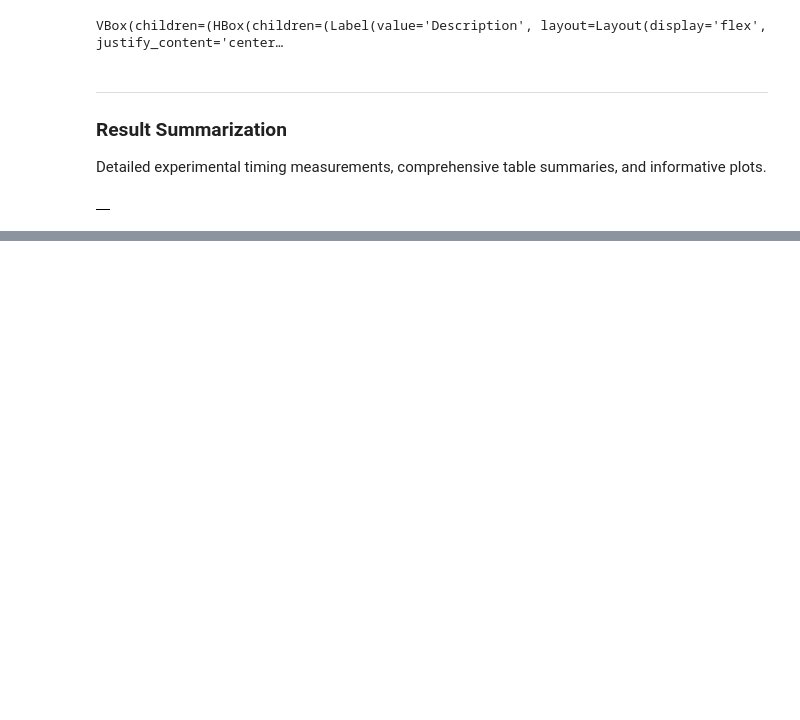
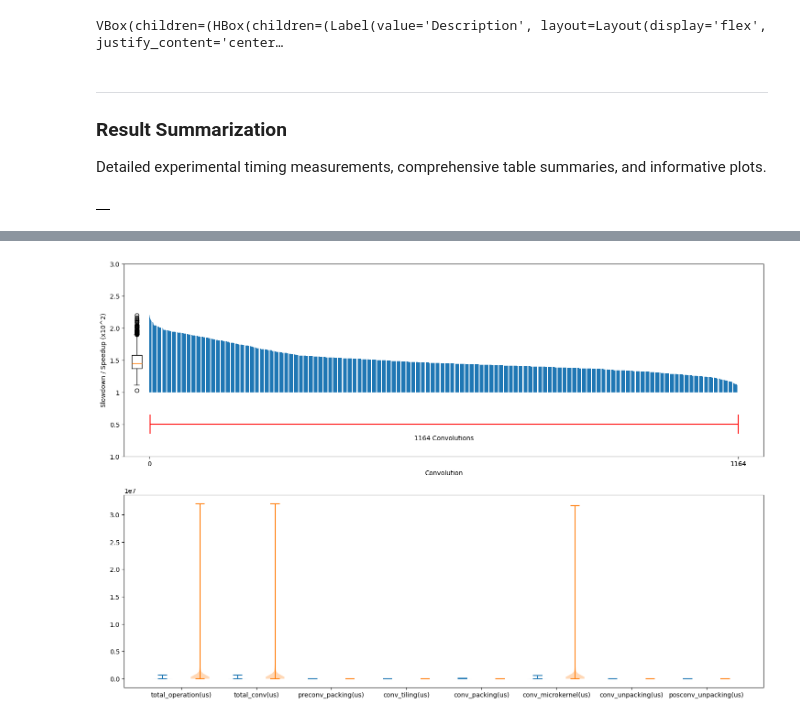
Before and after one commit to LucasFernando-aes/ConvBench, a Jupyter notebook: ConvBench.ipynb, the cells around one changed output, grey strips where cells are left out. Cells and saved outputs as stored; diff of their text form; code cells hidden in the pictures; blank space fills up the shorter version.

Commit message:
conv cpp template & speedup plot update

```diff
--- a/ConvBench.ipynb
+++ b/ConvBench.ipynb
@@ -595,15 +597,15 @@ pd.set_option('display.max_rows', None)
 pd.set_option('display.max_columns', None)
 
 tdf = pd.DataFrame()
-if   (proced.value == "Direct Convolution" and os.path.isfile("timing_direct.csv")):
-    direct = pd.read_csv("timing_direct.csv", header=0, index_col=False)
+if   (proced.value == "Direct Convolution" and os.path.isfile("tmp/timing_direct.csv")):
+    direct = pd.read_csv("tmp/timing_direct.csv", header=0, index_col=False)
     tdf = direct
-elif (proced.value == "Baseline Convolution" and os.path.isfile("timing_baseline.csv")):
-    baseline = pd.read_csv("timing_baseline.csv", header=0, index_col=False)
+elif (proced.value == "Baseline Convolution" and os.path.isfile("tmp/timing_baseline.csv")):
+    baseline = pd.read_csv("tmp/timing_baseline.csv", header=0, index_col=False)
     tdf = baseline
-elif (proced.value == "Speedup Assessment" and os.path.isfile("timing_direct.csv") and os.path.isfile("timing_baseline.csv")):
-    direct = pd.read_csv("timing_direct.csv", header=0, index_col=False)
-    baseline = pd.read_csv("timing_baseline.csv", header=0, index_col=False)
+elif (proced.value == "Speedup Assessment" and os.path.isfile("tmp/timing_direct.csv") and os.path.isfile("tmp/timing_baseline.csv")):
+    direct = pd.read_csv("tmp/timing_direct.csv", header=0, index_col=False)
+    baseline = pd.read_csv("tmp/timing_baseline.csv", header=0, index_col=False)
 else:
     warnings.warn('"Correctness" Assessment procediment do not return any timing assessment.')
 
@@ -641,0 +615,64 @@ else:
+# %%
+if (proced.value == "Speedup Assessment") and (not direct.empty) and (not baseline.empty):
+    distribution = (baseline["total_operation(us)"]/direct["total_operation(us)"]).sort_values(ascending=False)
+    distribution = distribution - 1
+    num_points = distribution.shape[0]
+
+    inflection = num_points
+    for i in range(0, num_points-1):
+        if distribution.iloc[i] > 0 and distribution.iloc[i+1] < 0:
+            inflection = i + 0.5
+
+    pos = distribution.loc[lambda x: x >= 0].reset_index(drop=True)
+    neg = distribution.loc[lambda x: x < 0].reset_index(drop=True)
+
+    base = 0
+    if pos.max() > 3:
+        base = int(log10(pos.max()))
+        pos = pos / (10**base)
+
+    fig, (ax1, ax2) = plt.subplots(nrows=2, ncols=1)
+    fig.set_size_inches((18, 12))
+
+    ##barplot
+    ax1.bar(pos.index, pos)
+    ax1.bar(range(pos.shape[0], pos.shape[0] + neg.shape[0], 1), neg, color="r")
+
+    ax1.set_ylabel(f"Slowdown / Speedup (x10^{base})")
+    ax1.set_ylim((-1, 2.0))
+    ax1.set_yticks([-1.0, -0.5, 0, 0.5, 1.0, 1.5, 2.0], [1.0, 0.5, 1, 1.5, 2.0, 2.5, 3.0])
+
+    ##pos boxplot
+    ax1.boxplot([pos, neg], positions=[-25, num_points+25], widths=20)
+
+    ax1.set_xlabel("Convolution")
+    ax1.set_xlim((-50.0, num_points+50))
+    ax1.set_xticks([0, inflection, num_points], [0, int(inflection), num_points])
+
+    # plt.vlines(inflection, -1, 2.0, color="r", linewidth=1.4, alpha=.4)
+
+    ax1.vlines(1, -.65, -.35, "r")
+    ax1.hlines(-.5, 1, inflection, "r")
+    ax1.vlines(inflection, -.65, -.35, "r")
+    ax1.text((inflection/2), -.75, f"{pos.shape[0]} Convolutions", horizontalalignment='center')
+
+    if neg.shape[0] != 0:
+        ax1.vlines(inflection, .65, .35, "r")
+        ax1.hlines(.5, inflection, num_points, "r")
+        ax1.vlines(num_points, .65, .35, "r")
+        ax1.text(((num_points + inflection)/2), .75, f"{neg.shape[0]} Convolutions", horizontalalignment='center')
+
+    # plt.hlines(pos.median(), -35, inflection, "orange") ## mean
+    # plt.hlines(neg.median(), inflection, num_points+35, "orange") ## mean
+
+    #violin plots
+    ax2.violinplot(direct.iloc[:, ::2], positions=[1, 3, 5, 7, 9, 11, 13, 15])
+    ax2.violinplot(baseline.iloc[:, ::2], positions=[2, 4, 6, 8, 10, 12, 14, 16])
+
+    ax2.set_xticks([1.5, 3.5, 5.5, 7.5, 9.5, 11.5, 13.5, 15.5], baseline.columns[::2])
+
+    fig.show()
+else:
+    warnings.warn('Only "Speedup Assessment" procediment generates plots')
+# %% [output]
+[figure, added]
```
Also changed, not shown: parts of 4 cells of this notebook, 2 other files.
